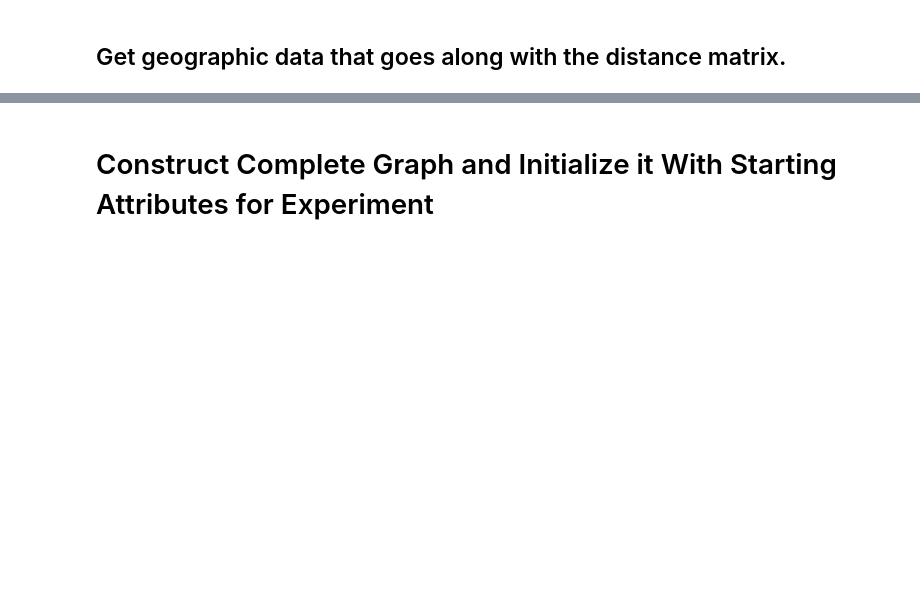
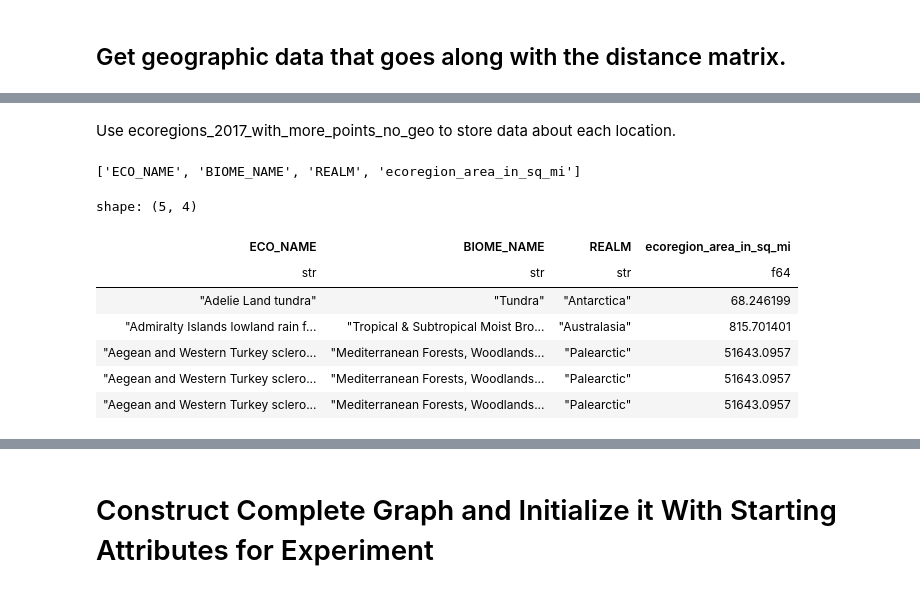
Before and after one commit to iamgiddyaboutgit-schoolwork/doe_group_project, a Jupyter notebook: src/simulate_world.ipynb, the cells around one changed output, grey strips where cells are left out. Saved outputs shown, nothing was run; the diff lists cells and outputs as text; code cells hidden in the pictures; blank space fills up the shorter version.

```diff
--- a/src/simulate_world.ipynb
+++ b/src/simulate_world.ipynb
@@ -95,3 +179,8 @@ initial_avg_pop_size: 77.91687074829933
 # %%
 # https://ecoregions.appspot.com/
 ecoregions_2017_with_more_points = geopandas.read_file(filename=Path(DATA_PATH, "ecoregions_2017_with_more_points.shp"))
+# %%
+# Convert to an equal-area CRS so that we can find
+# the areas of the ecoregions.
+# https://gis.stackexchange.com/questions/285266/geopandas-proj4-reproject-to-global-equal-area-projection
+ecoregions_2017_with_more_points.to_crs(crs="+proj=eck4 +lon_0=0 +x_0=0 +y_0=0 +datum=WGS84 +ellps=WGS84 +units=m +no_defs", inplace=True)
@@ -97,0 +239,17 @@ ecoregions_2017_with_more_points = geopandas.read_file(filename=Path(DATA_PATH,
+# %% [markdown]
+Use ecoregions_2017_with_more_points_no_geo to store data about each location.
+# %%
+ecoregions_2017_with_more_points_no_geo.columns
+# %% [output]
+['ECO_NAME', 'BIOME_NAME', 'REALM', 'ecoregion_area_in_sq_mi']
+# %%
+ecoregions_2017_with_more_points_no_geo.head()
+# %% [output]
+shape: (5, 4)
+| ECO_NAME | BIOME_NAME | REALM | ecoregion_area_in_sq_mi |
+| str | str | str | f64 |
+| "Adelie Land tundra" | "Tundra" | "Antarctica" | 68.246199 |
+| "Admiralty Islands lowland rain f... | "Tropical & Subtropical Moist Bro... | "Australasia" | 815.701401 |
+| "Aegean and Western Turkey sclero... | "Mediterranean Forests, Woodlands... | "Palearctic" | 51643.0957 |
+| "Aegean and Western Turkey sclero... | "Mediterranean Forests, Woodlands... | "Palearctic" | 51643.0957 |
+| "Aegean and Western Turkey sclero... | "Mediterranean Forests, Woodlands... | "Palearctic" | 51643.0957 |
```
Also changed, not shown: parts of 29 cells of this notebook.
